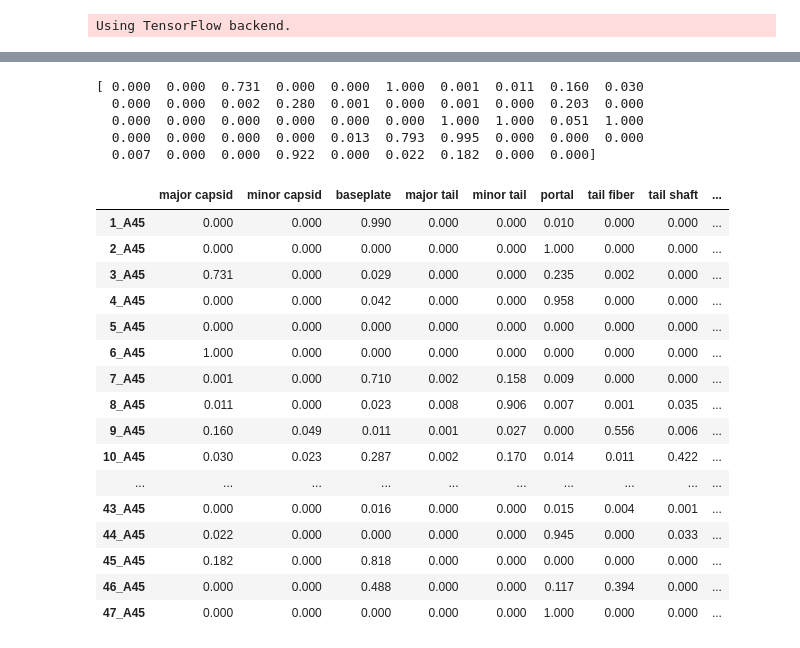
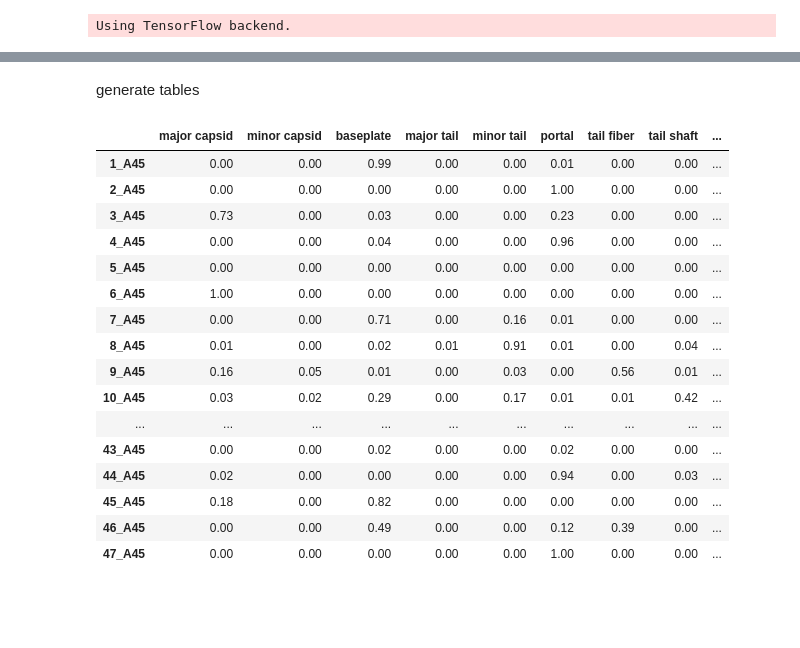
Before and after one commit to Adrian-Cantu/git-presentations, a Jupyter notebook: keras/phage_protein/run_di_model.ipynb, the cells around one changed output, grey strips where cells are left out. Drawn from its saved outputs; the diff is of its cells as text; code cells hidden in the pictures; blank space fills up the shorter version.

Commit message:
added tables for anca

```diff
--- a/keras/phage_protein/run_di_model.ipynb
+++ b/keras/phage_protein/run_di_model.ipynb
@@ -79,8 +86,3 @@ print(model.predict_classes(arr))
 # %%
-print(model.predict(arr)[...,0])
+arr_pred=model.predict(arr)
+arr_pred2=model.predict(arr2)
-# %% [output]
-[ 0.000  0.000  0.731  0.000  0.000  1.000  0.001  0.011  0.160  0.030
-  0.000  0.000  0.002  0.280  0.001  0.000  0.001  0.000  0.203  0.000
-  0.000  0.000  0.000  0.000  0.000  0.000  1.000  1.000  0.051  1.000
-  0.000  0.000  0.000  0.000  0.013  0.793  0.995  0.000  0.000  0.000
-  0.007  0.000  0.000  0.922  0.000  0.022  0.182  0.000  0.000]
@@ -89,35 +89,16 @@ arr_pred=model.predict(arr)
+# %% [markdown]
+generate tables
 # %%
+import pandas as pd
 col_names=["major capsid","minor capsid","baseplate",
            "major tail","minor tail","portal",
            "tail fiber","tail shaft","colar",
            "HTJ"]
+table1=pd.DataFrame(data=arr_pred,
+                index=names,
+                columns=col_names
+                )
+table2=pd.DataFrame(data=arr_pred2,
+                index=names2,
+                columns=col_names
+                )
-# %%
-import pandas as pd
-kk=pd.DataFrame(data=arr_pred,
-                   index=names,
-                    columns=col_names
-                   )
-
-display(kk)
-# %% [output]
-|  | major capsid | minor capsid | baseplate | major tail | minor tail | portal | tail fiber | tail shaft | ... |
-| 1_A45 | 0.000 | 0.000 | 0.990 | 0.000 | 0.000 | 0.010 | 0.000 | 0.000 | ... |
-| 2_A45 | 0.000 | 0.000 | 0.000 | 0.000 | 0.000 | 1.000 | 0.000 | 0.000 | ... |
-| 3_A45 | 0.731 | 0.000 | 0.029 | 0.000 | 0.000 | 0.235 | 0.002 | 0.000 | ... |
-| 4_A45 | 0.000 | 0.000 | 0.042 | 0.000 | 0.000 | 0.958 | 0.000 | 0.000 | ... |
-| 5_A45 | 0.000 | 0.000 | 0.000 | 0.000 | 0.000 | 0.000 | 0.000 | 0.000 | ... |
-| 6_A45 | 1.000 | 0.000 | 0.000 | 0.000 | 0.000 | 0.000 | 0.000 | 0.000 | ... |
-| 7_A45 | 0.001 | 0.000 | 0.710 | 0.002 | 0.158 | 0.009 | 0.000 | 0.000 | ... |
-| 8_A45 | 0.011 | 0.000 | 0.023 | 0.008 | 0.906 | 0.007 | 0.001 | 0.035 | ... |
-| 9_A45 | 0.160 | 0.049 | 0.011 | 0.001 | 0.027 | 0.000 | 0.556 | 0.006 | ... |
-| 10_A45 | 0.030 | 0.023 | 0.287 | 0.002 | 0.170 | 0.014 | 0.011 | 0.422 | ... |
-| ... | ... | ... | ... | ... | ... | ... | ... | ... | ... |
-| 43_A45 | 0.000 | 0.000 | 0.016 | 0.000 | 0.000 | 0.015 | 0.004 | 0.001 | ... |
-| 44_A45 | 0.022 | 0.000 | 0.000 | 0.000 | 0.000 | 0.945 | 0.000 | 0.033 | ... |
-| 45_A45 | 0.182 | 0.000 | 0.818 | 0.000 | 0.000 | 0.000 | 0.000 | 0.000 | ... |
-| 46_A45 | 0.000 | 0.000 | 0.488 | 0.000 | 0.000 | 0.117 | 0.394 | 0.000 | ... |
-| 47_A45 | 0.000 | 0.000 | 0.000 | 0.000 | 0.000 | 1.000 | 0.000 | 0.000 | ... |
-# %%
-pd.options.display.float_format = '{:,.3f}'.format
-#kk.style.apply(highlight_max,axis=1)
-html=kk.style.format("{:.2f}").highlight_max(axis=1).render()
@@ -127,0 +105,20 @@ file.close()
+# %%
+table1.style.format("{:.2f}").highlight_max(axis=1)
+# %% [output]
+|  | major capsid | minor capsid | baseplate | major tail | minor tail | portal | tail fiber | tail shaft | ... |
+| 1_A45 | 0.00 | 0.00 | 0.99 | 0.00 | 0.00 | 0.01 | 0.00 | 0.00 | ... |
+| 2_A45 | 0.00 | 0.00 | 0.00 | 0.00 | 0.00 | 1.00 | 0.00 | 0.00 | ... |
+| 3_A45 | 0.73 | 0.00 | 0.03 | 0.00 | 0.00 | 0.23 | 0.00 | 0.00 | ... |
+| 4_A45 | 0.00 | 0.00 | 0.04 | 0.00 | 0.00 | 0.96 | 0.00 | 0.00 | ... |
+| 5_A45 | 0.00 | 0.00 | 0.00 | 0.00 | 0.00 | 0.00 | 0.00 | 0.00 | ... |
+| 6_A45 | 1.00 | 0.00 | 0.00 | 0.00 | 0.00 | 0.00 | 0.00 | 0.00 | ... |
+| 7_A45 | 0.00 | 0.00 | 0.71 | 0.00 | 0.16 | 0.01 | 0.00 | 0.00 | ... |
+| 8_A45 | 0.01 | 0.00 | 0.02 | 0.01 | 0.91 | 0.01 | 0.00 | 0.04 | ... |
+| 9_A45 | 0.16 | 0.05 | 0.01 | 0.00 | 0.03 | 0.00 | 0.56 | 0.01 | ... |
+| 10_A45 | 0.03 | 0.02 | 0.29 | 0.00 | 0.17 | 0.01 | 0.01 | 0.42 | ... |
+| ... | ... | ... | ... | ... | ... | ... | ... | ... | ... |
+| 43_A45 | 0.00 | 0.00 | 0.02 | 0.00 | 0.00 | 0.02 | 0.00 | 0.00 | ... |
+| 44_A45 | 0.02 | 0.00 | 0.00 | 0.00 | 0.00 | 0.94 | 0.00 | 0.03 | ... |
+| 45_A45 | 0.18 | 0.00 | 0.82 | 0.00 | 0.00 | 0.00 | 0.00 | 0.00 | ... |
+| 46_A45 | 0.00 | 0.00 | 0.49 | 0.00 | 0.00 | 0.12 | 0.39 | 0.00 | ... |
+| 47_A45 | 0.00 | 0.00 | 0.00 | 0.00 | 0.00 | 1.00 | 0.00 | 0.00 | ... |
```
Also changed, not shown: parts of 14 cells of this notebook.
